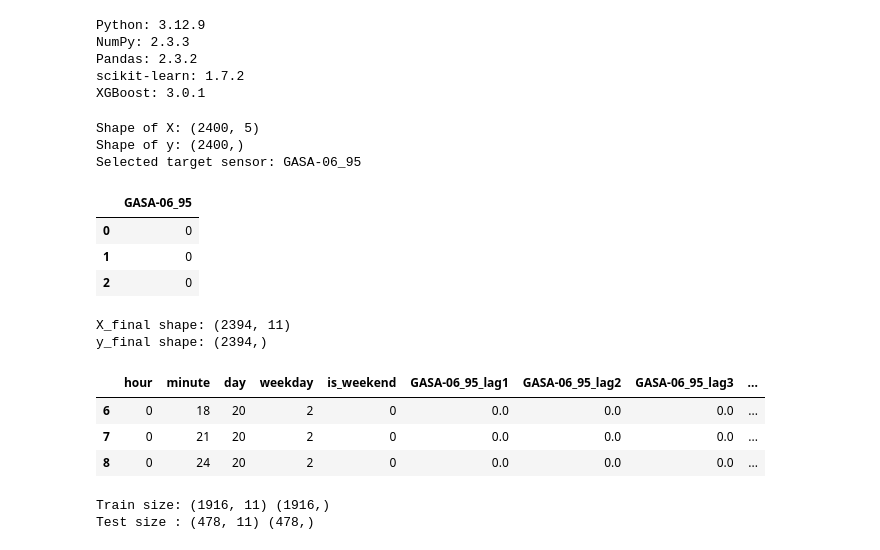
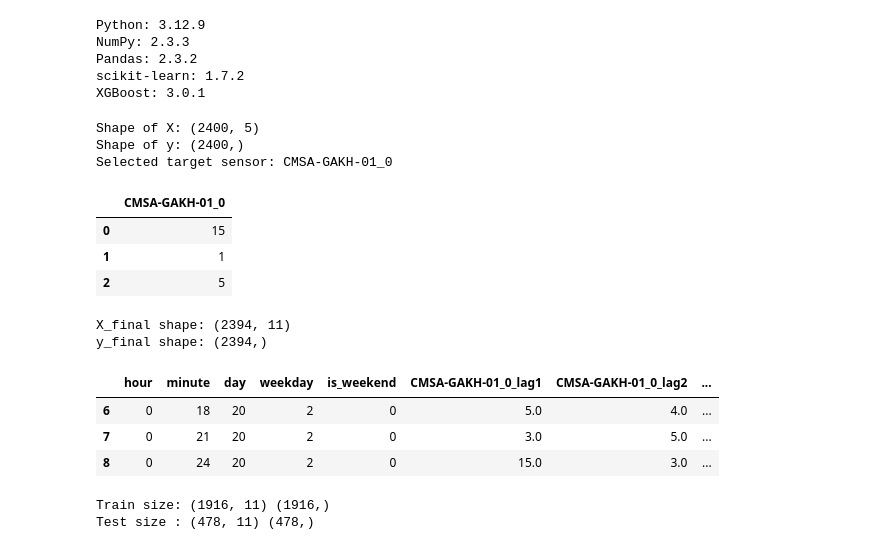
Before and after one commit to Jessegotthat/TIL6022-Group23-SAIL-Dashboard, a Jupyter notebook: Prediction Model/XGboost_single.ipynb, the cells around one changed output. Saved outputs shown, nothing was run; the diff lists cells and outputs as text; code cells hidden in the pictures.

```diff
--- a/Prediction Model/XGboost_single.ipynb
+++ b/Prediction Model/XGboost_single.ipynb
@@ -32,35 +32,35 @@ XGBoost: 3.0.1
 # %%
 # Step 1: Load your SAIL dataset
 import pandas as pd
 
 # Load the CSV file (use your actual file path if different)
 df = pd.read_csv("SAIL2025_LVMA_data_3min_20August-25August2025_flow.csv")
 
 # Step 2: Define features (X) and a single target (y)
 # Features = time-related columns
 X = df[["hour", "minute", "day", "weekday", "is_weekend"]]
 
 # --- NEW PART ---
 # Select one specific sensor column as the prediction target
-# You can manually change the name below to any column you want to test
-TARGET_SENSOR = "GASA-06_95"   # <- replace with your actual sensor column name
+# Manually change the name below to any column you want to test
+TARGET_SENSOR = "CMSA-GAKH-01_0"   # <- replace with your actual sensor column name
 y = df[TARGET_SENSOR]
 # --- END ---
 
 print("Shape of X:", X.shape)
 print("Shape of y:", y.shape)
 print("Selected target sensor:", TARGET_SENSOR)
 
 # Optional: preview
 display(df[[TARGET_SENSOR]].head(3))
 # %% [output]
 Shape of X: (2400, 5)
 Shape of y: (2400,)
-Selected target sensor: GASA-06_95
+Selected target sensor: CMSA-GAKH-01_0
-|  | GASA-06_95 |
-| 0 | 0 |
-| 1 | 0 |
-| 2 | 0 |
+|  | CMSA-GAKH-01_0 |
+| 0 | 15 |
+| 1 | 1 |
+| 2 | 5 |
 # %%
 # ===== 3) Add lag features for the selected sensor =====
 import pandas as pd
@@ -92,10 +92,10 @@ display(X_final.head(3))
 # %% [output]
 X_final shape: (2394, 11)
 y_final shape: (2394,)
-|  | hour | minute | day | weekday | is_weekend | GASA-06_95_lag1 | GASA-06_95_lag2 | GASA-06_95_lag3 | ... |
-| 6 | 0 | 18 | 20 | 2 | 0 | 0.0 | 0.0 | 0.0 | ... |
-| 7 | 0 | 21 | 20 | 2 | 0 | 0.0 | 0.0 | 0.0 | ... |
-| 8 | 0 | 24 | 20 | 2 | 0 | 0.0 | 0.0 | 0.0 | ... |
+|  | hour | minute | day | weekday | is_weekend | CMSA-GAKH-01_0_lag1 | CMSA-GAKH-01_0_lag2 | ... |
+| 6 | 0 | 18 | 20 | 2 | 0 | 5.0 | 4.0 | ... |
+| 7 | 0 | 21 | 20 | 2 | 0 | 3.0 | 5.0 | ... |
+| 8 | 0 | 24 | 20 | 2 | 0 | 15.0 | 3.0 | ... |
 # %%
 # ===== 4) Time-based split =====
 # Keep chronological order; do NOT shuffle for time series
```
Also changed, not shown: parts of 9 cells of this notebook.
